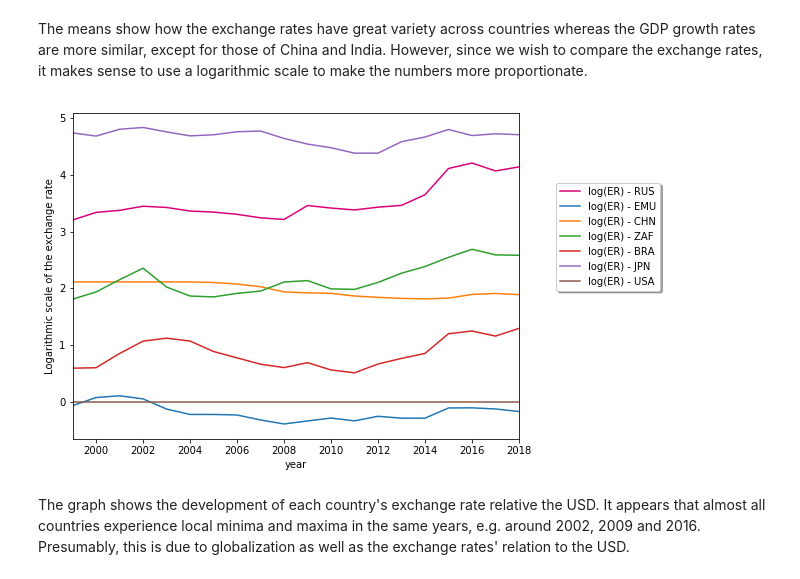
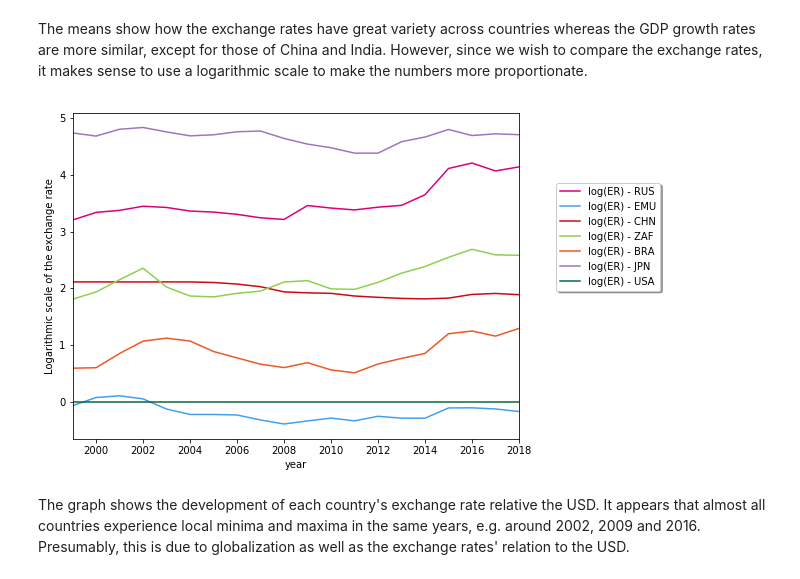
Before and after one commit to NumEconCopenhagen/projects-2020-matrixgymnasterne, a Jupyter notebook: dataproject/dataproject.ipynb, the cells around one changed output. Saved outputs shown, nothing was run; the diff lists cells and outputs as text; code cells hidden in the pictures.

```diff
--- a/dataproject/dataproject.ipynb
+++ b/dataproject/dataproject.ipynb
@@ -313,30 +313,30 @@ The means show how the exchange rates have great variety across countries wherea
 # %%
 #We extract the benchmark data from the US
 mergedUSA = merged.loc[merged['Country_Code'] == 'USA', :]
 
 #The exchange rates are converted to logarithmic form
 mergedRUS['log(ER) - RUS'] = np.log(mergedRUS['Exchange_rate'])
 mergedEMU['log(ER) - EMU'] = np.log(mergedEMU['Exchange_rate'])
 mergedCHN['log(ER) - CHN'] = np.log(mergedCHN['Exchange_rate'])
 mergedZAF['log(ER) - ZAF'] = np.log(mergedZAF['Exchange_rate'])
 mergedBRA['log(ER) - BRA'] = np.log(mergedBRA['Exchange_rate'])
 mergedJPN['log(ER) - JPN'] = np.log(mergedJPN['Exchange_rate'])
 mergedUSA['log(ER) - USA'] = np.log(mergedUSA['Exchange_rate'])
 
 #The countries' logarithmic exchange rates are plotted to compare their development
 ax = plt.gca()
 mergedRUS.plot(x='year', y='log(ER) - RUS', ax=ax, color='#db0079', figsize=(8,6))
-mergedEMU.plot(x='year', y='log(ER) - EMU', ax=ax)
-mergedCHN.plot(x='year', y='log(ER) - CHN', ax=ax)
-mergedZAF.plot(x='year', y='log(ER) - ZAF', ax=ax)
-mergedBRA.plot(x='year', y='log(ER) - BRA', ax=ax)
-mergedJPN.plot(x='year', y='log(ER) - JPN', ax=ax)
-mergedUSA.plot(x='year', y='log(ER) - USA', ax=ax)
+mergedEMU.plot(x='year', y='log(ER) - EMU', ax=ax, c='#41a0ee')
+mergedCHN.plot(x='year', y='log(ER) - CHN', ax=ax, c='#cb0a10')
+mergedZAF.plot(x='year', y='log(ER) - ZAF', ax=ax, c='#8ecf4d')
+mergedBRA.plot(x='year', y='log(ER) - BRA', ax=ax, c='#ec5824')
+mergedJPN.plot(x='year', y='log(ER) - JPN', ax=ax, c='#a073c0')
+mergedUSA.plot(x='year', y='log(ER) - USA', ax=ax, c='#08663d')
 ax.legend(loc='upper center', bbox_to_anchor=(1.2, 0.8), shadow=True, ncol=1)
 ax.set_ylabel("Logarithmic scale of the exchange rate")
 ax.xaxis.set_major_locator(MaxNLocator(integer=True))
 # %% [output]
-[figure, old version]
+[figure, new version]
 # %% [markdown]
 The graph shows the development of each country's exchange rate relative the USD. It appears that almost all countries experience local minima and maxima in the same years, e.g. around 2002, 2009 and 2016. Presumably, this is due to globalization as well as the exchange rates' relation to the USD.
 # %% [markdown]
```
Also changed, not shown: parts of 6 cells of this notebook, 1 other file.
